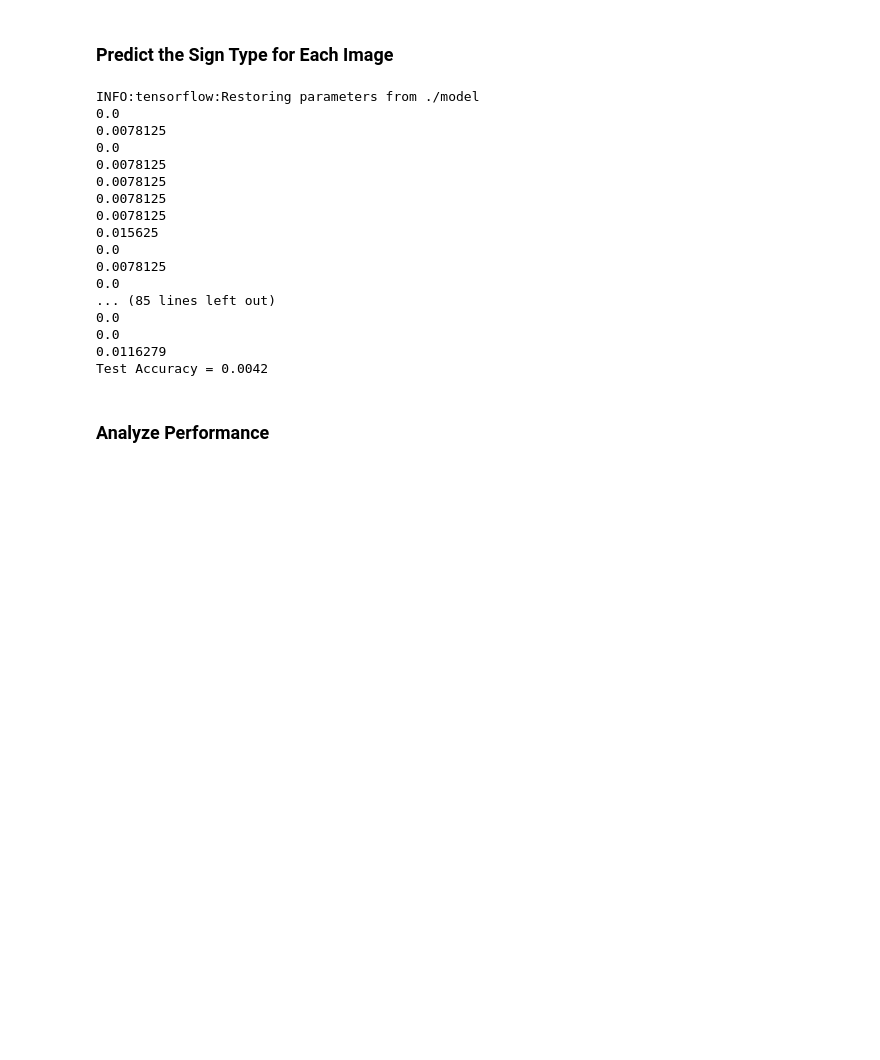
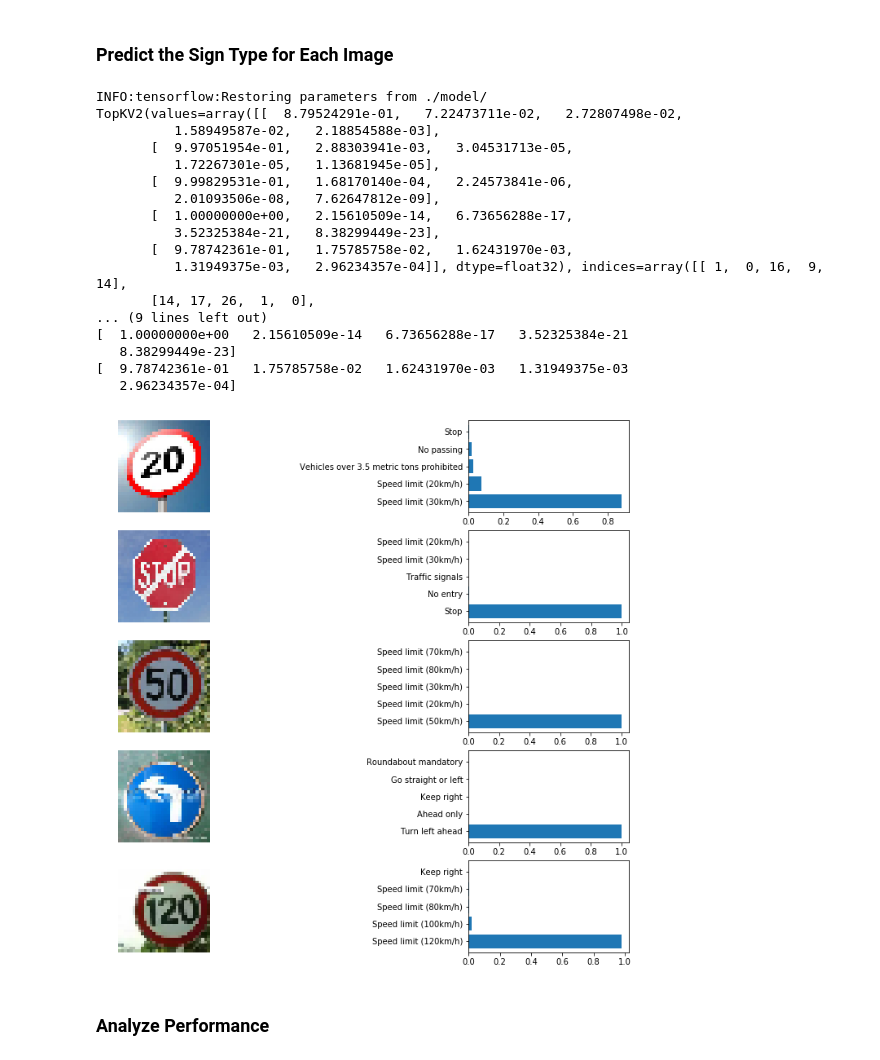
Before and after one commit to aimuch/CarND-Traffic-Sign-Classifier-Project, a Jupyter notebook: Traffic_Sign_Classifier.ipynb, the cells around one changed output. Cells and saved outputs as stored; diff of their text form; code cells hidden in the pictures; blank space fills up the shorter version.

```diff
--- a/Traffic_Sign_Classifier.ipynb
+++ b/Traffic_Sign_Classifier.ipynb
@@ -314,9 +318,21 @@ X_test_normalized = normalize_img(X_test)
 # %%
 ### Define your architecture here.
 ### Feel free to use as many code cells as needed.
+
 import tensorflow as tf
 
 def model(x):
+    """
+    Model Architecture
+
+    Arguments:
+        x: 4-D Tensor [batch, in_height, in_width, in_channels]
+    Returns:
+        logits: 1x43 tensor
+        keep_prob1: float placeholder
+        keep_prob2: float placeholder
+        keep_prob3: float placeholder
+    """
     # Arguments used for tf.truncated_normal, randomly defines variables for the weights and biases for each layer
     mu = 0
     sigma = 0.05
@@ -557,23 +603,51 @@ def testdata(X_data, y_labels, BATCH_SIZE=128):
-# %%
-testdata(X_test_normalized, y_test)
-# %% [output]
-INFO:tensorflow:Restoring parameters from ./model
-0.0
-0.0078125
-0.0
-0.0078125
-0.0078125
-0.0078125
-0.0078125
-0.015625
-0.0
-0.0078125
-0.0
-... (85 lines left out)
-0.0
-0.0
-0.0116279
-Test Accuracy = 0.0042
+# %%
+### Run the predictions here and use the model to output the prediction for each image.
+### Make sure to pre-process the images with the same pre-processing pipeline used earlier.
+### Feel free to use as many code cells as needed.
+with tf.Session() as sess:
+    saver.restore(sess, './model/')
+
+    # method 1 : without probilities
+    #probabilities = tf.nn.softmax(logits)
+    #pro_top_5 = sess.run(tf.nn.top_k(probabilities,5), feed_dict={x: test_img_normalized, keep_prob1: 1.0, keep_prob2:1.0, keep_prob3:1.0})
+
+    # method 2: with probilities and top 5 probilities
+    probabilities = sess.run(tf.nn.softmax(logits), feed_dict={x: test_img_normalized, keep_prob1: 1.0, keep_prob2:1.0, keep_prob3:1.0})
+    pro_top_5 = sess.run(tf.nn.top_k(probabilities,5))
+
+print(pro_top_5)
+print("Predition on new images:")
+plt.figure(figsize=(12, 12))
+for i in range(5):
+    plt.subplot(5, 3, 3*i+1)
+    plt.imshow(test_images[i])
+#     plt.title(i)
+    plt.axis('off')
+    plt.subplot(5, 3, 3*i+3)
+    print(pro_top_5.values[i, :])
+    plt.barh(np.arange(1, 6, 1), pro_top_5.values[i, :])
+    labs=[signnames[j] for j in pro_top_5.indices[i]]
+    plt.yticks(np.arange(1, 6, 1), labs)
+plt.show()
+# %% [output]
+INFO:tensorflow:Restoring parameters from ./model/
+TopKV2(values=array([[  8.79524291e-01,   7.22473711e-02,   2.72807498e-02,
+          1.58949587e-02,   2.18854588e-03],
+       [  9.97051954e-01,   2.88303941e-03,   3.04531713e-05,
+          1.72267301e-05,   1.13681945e-05],
+       [  9.99829531e-01,   1.68170140e-04,   2.24573841e-06,
+          2.01093506e-08,   7.62647812e-09],
+       [  1.00000000e+00,   2.15610509e-14,   6.73656288e-17,
+          3.52325384e-21,   8.38299449e-23],
+       [  9.78742361e-01,   1.75785758e-02,   1.62431970e-03,
+          1.31949375e-03,   2.96234357e-04]], dtype=float32), indices=array([[ 1,  0, 16,  9, 14],
+       [14, 17, 26,  1,  0],
+... (9 lines left out)
+[  1.00000000e+00   2.15610509e-14   6.73656288e-17   3.52325384e-21
+   8.38299449e-23]
+[  9.78742361e-01   1.75785758e-02   1.62431970e-03   1.31949375e-03
+   2.96234357e-04]
+[figure, added]
 # %% [markdown]
 ### Analyze Performance
 # %%
```
Also changed, not shown: parts of 20 cells of this notebook, 5 other files.
